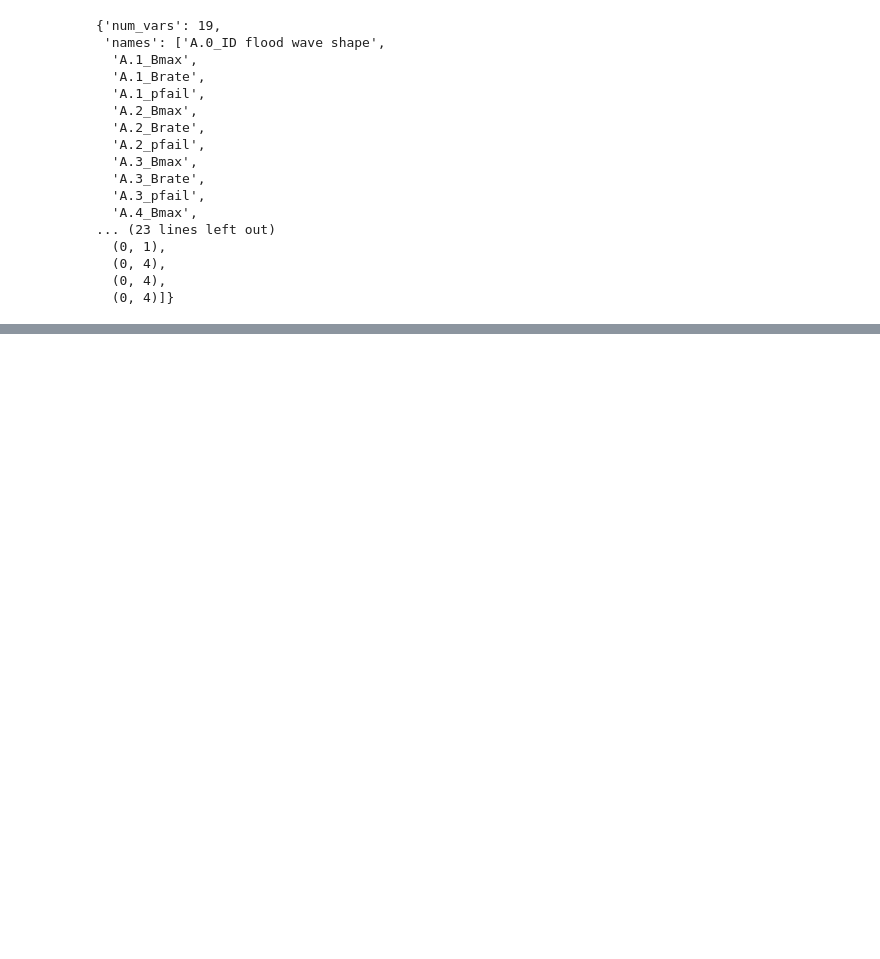
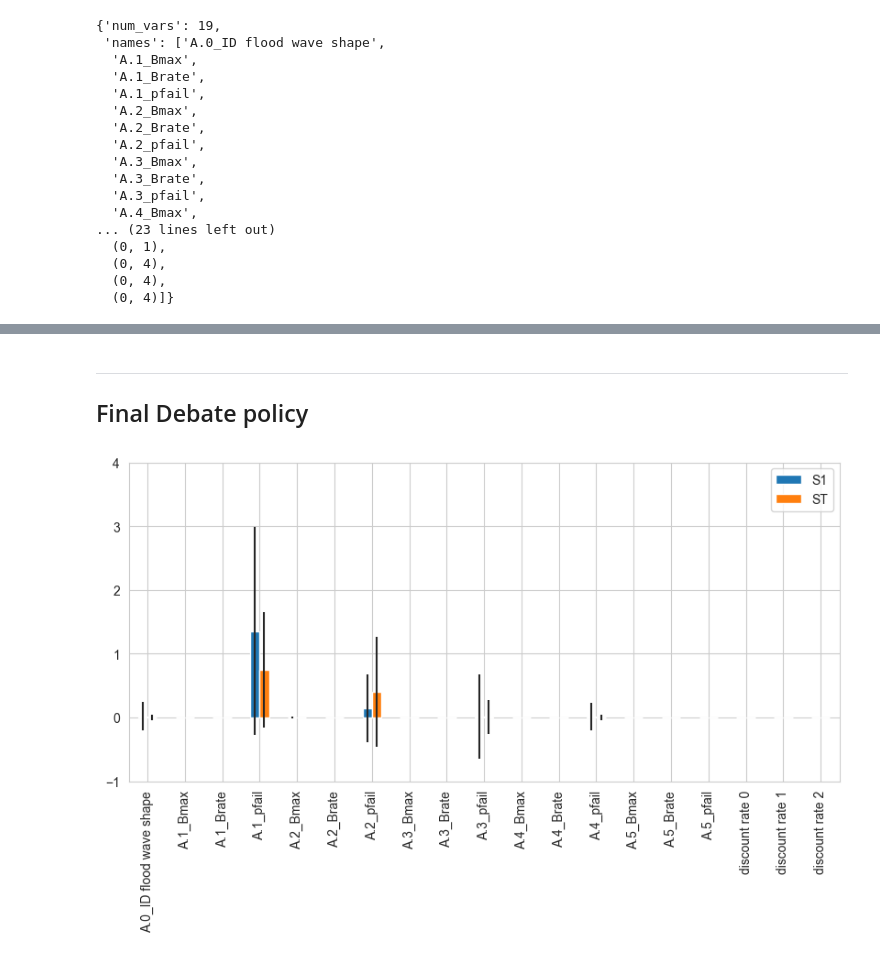
Before and after one commit to MiraVos/epa1361_open, a Jupyter notebook: final assignment/V9_Multi-scenario_MORDM_and_ScenarioDiscovery.ipynb, the cells around one changed output, grey strips where cells are left out. Cells and saved outputs as stored; diff of their text form; code cells hidden in the pictures; blank space fills up the shorter version.

```diff
--- a/final assignment/V9_Multi-scenario_MORDM_and_ScenarioDiscovery.ipynb
+++ b/final assignment/V9_Multi-scenario_MORDM_and_ScenarioDiscovery.ipynb
@@ -662,0 +722,27 @@ StopIteration:
+# %% [markdown]
+---------------------------------------------------------------------------------------------------
+Final Debate policy
+------------------------------------------------------------------------------------------------------------
+# %%
+sobol_results_idx = {}
+logical = experiments_sobol.policy == 'final debate'
+y = results['Expected Number of Deaths'][logical]
+indices = analyze(problem, y)
+sobol_results_idx[policy] = indices
+# %%
+# Figure for ST and S1 (Expected Number of Deaths), final debate policy
+indices_filter = {k:indices[k] for k in ['S1','S1_conf','ST','ST_conf']}
+indices_df = pd.DataFrame(indices_filter, index=problem['names'])
+
+fig, ax = plt.subplots(1)
+idx = indices_df[['S1','ST']]
+err = indices_df[['S1_conf','ST_conf']]
+
+idx.plot.bar(yerr=err.values.T,ax=ax)
+fig.set_size_inches(10,6)
+fig.subplots_adjust(bottom=0.3)
+plt.ylim(-1,4)
+plt.savefig('SOBOL_plot_Expected Number of Deaths_final debate.svg')
+plt.show()
+# %% [output]
+[figure, added]
```
Also changed, not shown: parts of 19 cells of this notebook, 12 other files.
